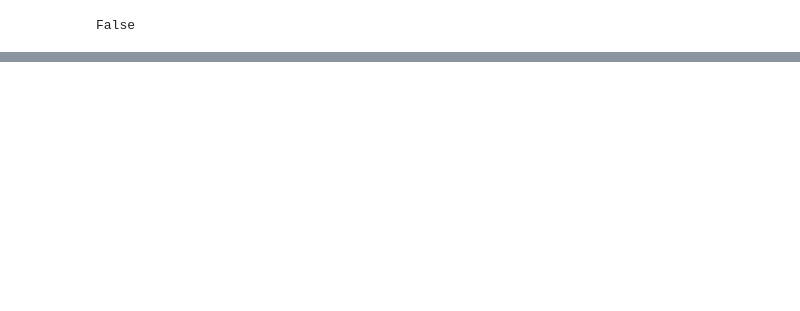
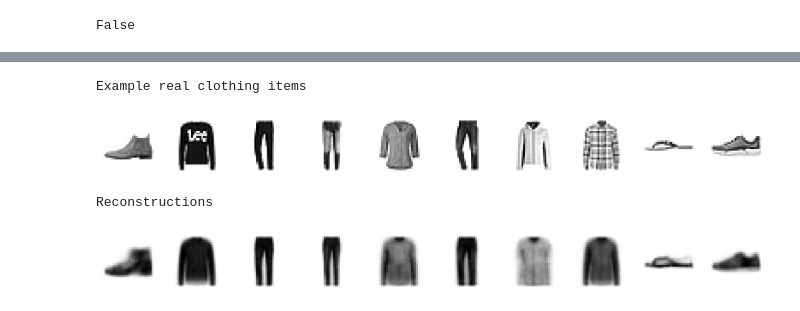
Before and after one commit to Ya-lin/Deep-Learning, a Jupyter notebook: VAE/VAE.ipynb, the cells around one changed output, grey strips where cells are left out. Cells and saved outputs as stored; diff of their text form; code cells hidden in the pictures; blank space fills up the shorter version.

```diff
--- a/VAE/VAE.ipynb
+++ b/VAE/VAE.ipynb
@@ -114,0 +131,10 @@ False
+# %%
+print("Example real clothing items")
+display(x)
+print("Reconstructions")
+display(x_hat)
+# %% [output]
+Example real clothing items
+[figure, added]
+Reconstructions
+[figure, added]
```
Also changed, not shown: parts of 12 cells of this notebook, 6 other files.
